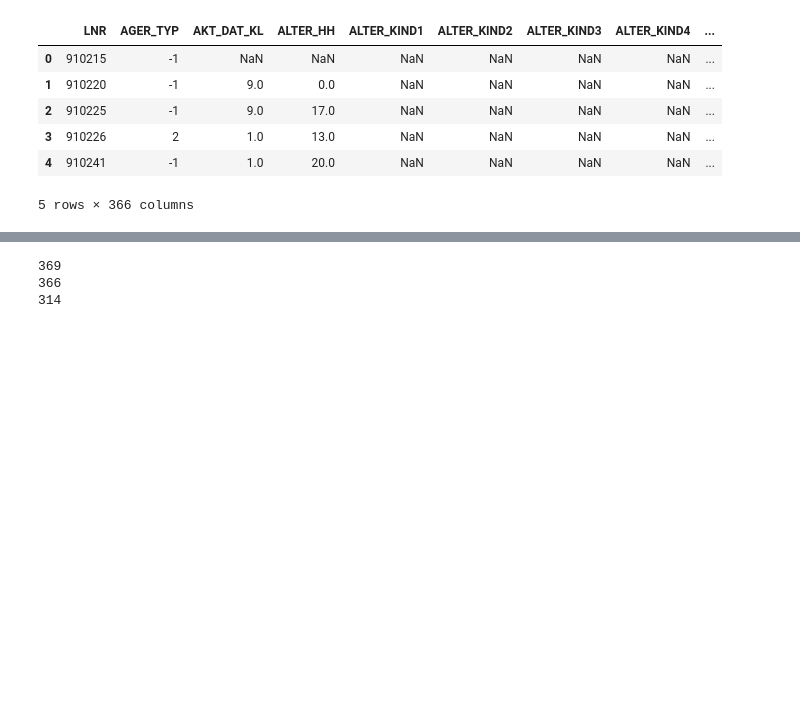
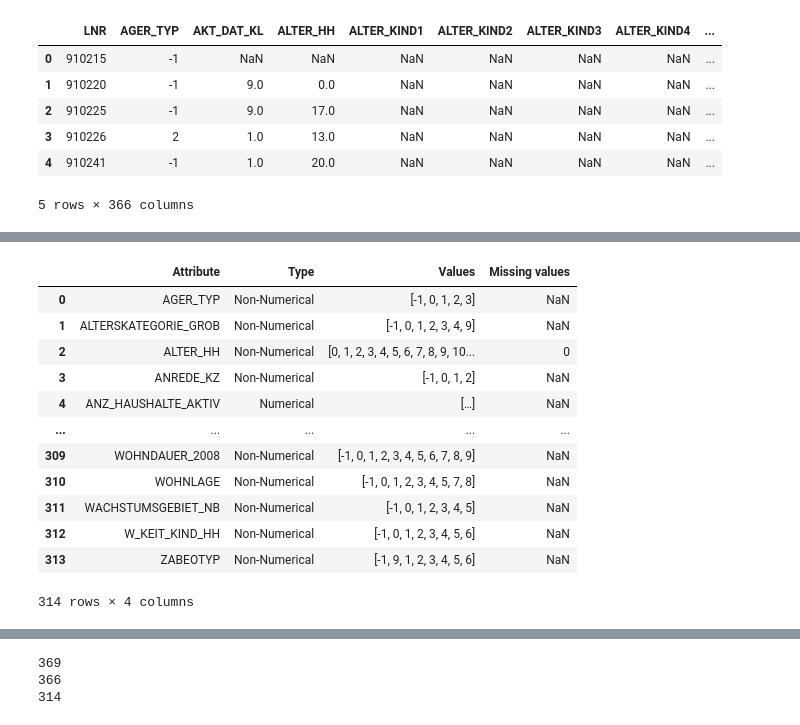
Before and after one commit to GaborJenei/Customer-Segmentation-Report-for-Arvato, a Jupyter notebook: Arvato Project Workbook.ipynb, the cells around one changed output, grey strips where cells are left out. Cells and saved outputs as stored; diff of their text form; code cells hidden in the pictures; blank space fills up the shorter version.

```diff
--- a/Arvato Project Workbook.ipynb
+++ b/Arvato Project Workbook.ipynb
@@ -80,0 +88,16 @@ data_type.head(2)
+# %%
+data_type
+# %% [output]
+|  | Attribute | Type | Values | Missing values |
+| 0 | AGER_TYP | Non-Numerical | [-1, 0, 1, 2, 3] | NaN |
+| 1 | ALTERSKATEGORIE_GROB | Non-Numerical | [-1, 0, 1, 2, 3, 4, 9] | NaN |
+| 2 | ALTER_HH | Non-Numerical | [0, 1, 2, 3, 4, 5, 6, 7, 8, 9, 10... | 0 |
+| 3 | ANREDE_KZ | Non-Numerical | [-1, 0, 1, 2] | NaN |
+| 4 | ANZ_HAUSHALTE_AKTIV | Numerical | […] | NaN |
+| ... | ... | ... | ... | ... |
+| 309 | WOHNDAUER_2008 | Non-Numerical | [-1, 0, 1, 2, 3, 4, 5, 6, 7, 8, 9] | NaN |
+| 310 | WOHNLAGE | Non-Numerical | [-1, 0, 1, 2, 3, 4, 5, 7, 8] | NaN |
+| 311 | WACHSTUMSGEBIET_NB | Non-Numerical | [-1, 0, 1, 2, 3, 4, 5] | NaN |
+| 312 | W_KEIT_KIND_HH | Non-Numerical | [-1, 0, 1, 2, 3, 4, 5, 6] | NaN |
+| 313 | ZABEOTYP | Non-Numerical | [-1, 9, 1, 2, 3, 4, 5, 6] | NaN |
+314 rows × 4 columns
```
Also changed, not shown: parts of 21 cells of this notebook.
